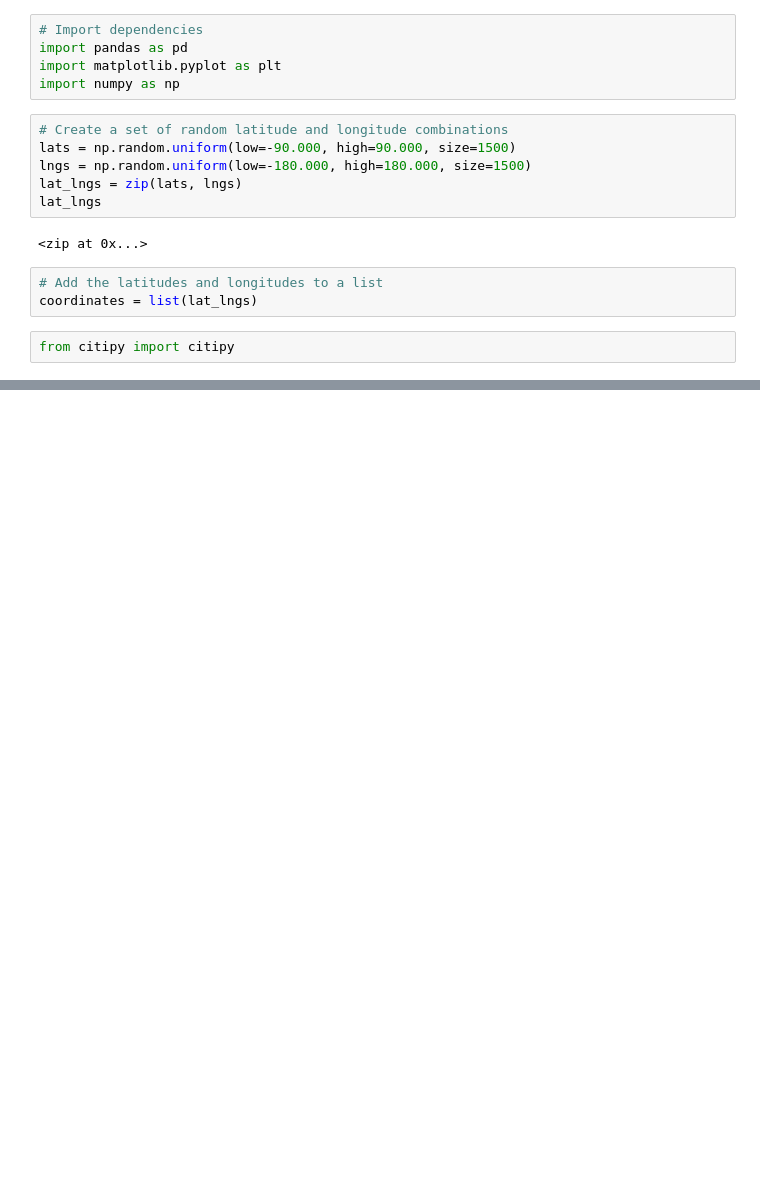
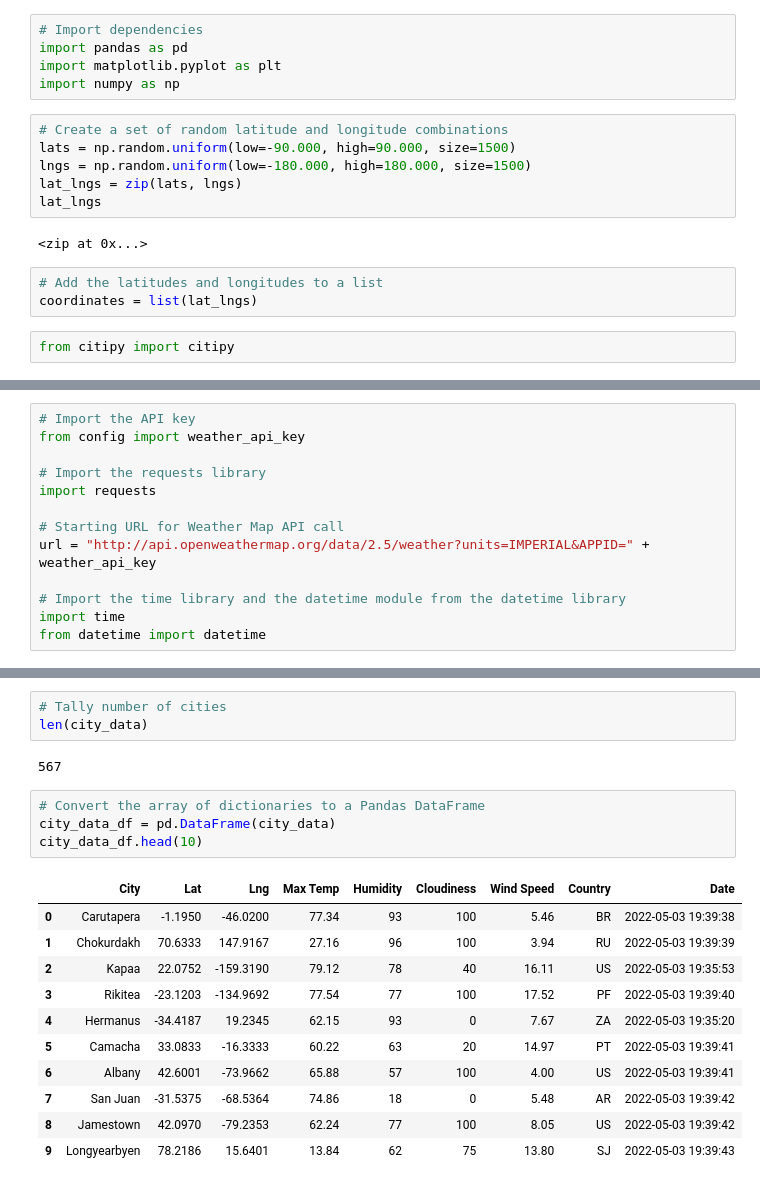
Before and after one commit to klnbenedicto/World_Weather_Analysis, a Jupyter notebook: WeatherPy.ipynb, the cells around one changed output, grey strips where cells are left out. Saved outputs shown, nothing was run; the diff lists cells and outputs as text; blank space fills up the shorter version.

Commit message:
Adding WeatherPy

```diff
--- a/WeatherPy.ipynb
+++ b/WeatherPy.ipynb
@@ -34,0 +35,13 @@ len(cities)
+# %%
+# Import the API key
+from config import weather_api_key
+
+# Import the requests library
+import requests
+
+# Starting URL for Weather Map API call
+url = "http://api.openweathermap.org/data/2.5/weather?units=IMPERIAL&APPID=" + weather_api_key
+
+# Import the time library and the datetime module from the datetime library
+import time
+from datetime import datetime
@@ -34,0 +130,21 @@ len(cities)
+# %%
+# Tally number of cities
+len(city_data)
+# %% [output]
+567
+# %%
+# Convert the array of dictionaries to a Pandas DataFrame
+city_data_df = pd.DataFrame(city_data)
+city_data_df.head(10)
+# %% [output]
+|  | City | Lat | Lng | Max Temp | Humidity | Cloudiness | Wind Speed | Country | Date |
+| 0 | Carutapera | -1.1950 | -46.0200 | 77.34 | 93 | 100 | 5.46 | BR | 2022-05-03 19:39:38 |
+| 1 | Chokurdakh | 70.6333 | 147.9167 | 27.16 | 96 | 100 | 3.94 | RU | 2022-05-03 19:39:39 |
+| 2 | Kapaa | 22.0752 | -159.3190 | 79.12 | 78 | 40 | 16.11 | US | 2022-05-03 19:35:53 |
+| 3 | Rikitea | -23.1203 | -134.9692 | 77.54 | 77 | 100 | 17.52 | PF | 2022-05-03 19:39:40 |
+| 4 | Hermanus | -34.4187 | 19.2345 | 62.15 | 93 | 0 | 7.67 | ZA | 2022-05-03 19:35:20 |
+| 5 | Camacha | 33.0833 | -16.3333 | 60.22 | 63 | 20 | 14.97 | PT | 2022-05-03 19:39:41 |
+| 6 | Albany | 42.6001 | -73.9662 | 65.88 | 57 | 100 | 4.00 | US | 2022-05-03 19:39:41 |
+| 7 | San Juan | -31.5375 | -68.5364 | 74.86 | 18 | 0 | 5.48 | AR | 2022-05-03 19:39:42 |
+| 8 | Jamestown | 42.0970 | -79.2353 | 62.24 | 77 | 100 | 8.05 | US | 2022-05-03 19:39:42 |
+| 9 | Longyearbyen | 78.2186 | 15.6401 | 13.84 | 62 | 75 | 13.80 | SJ | 2022-05-03 19:39:43 |
```
Also changed, not shown: parts of 4 cells of this notebook, 4 other files.
